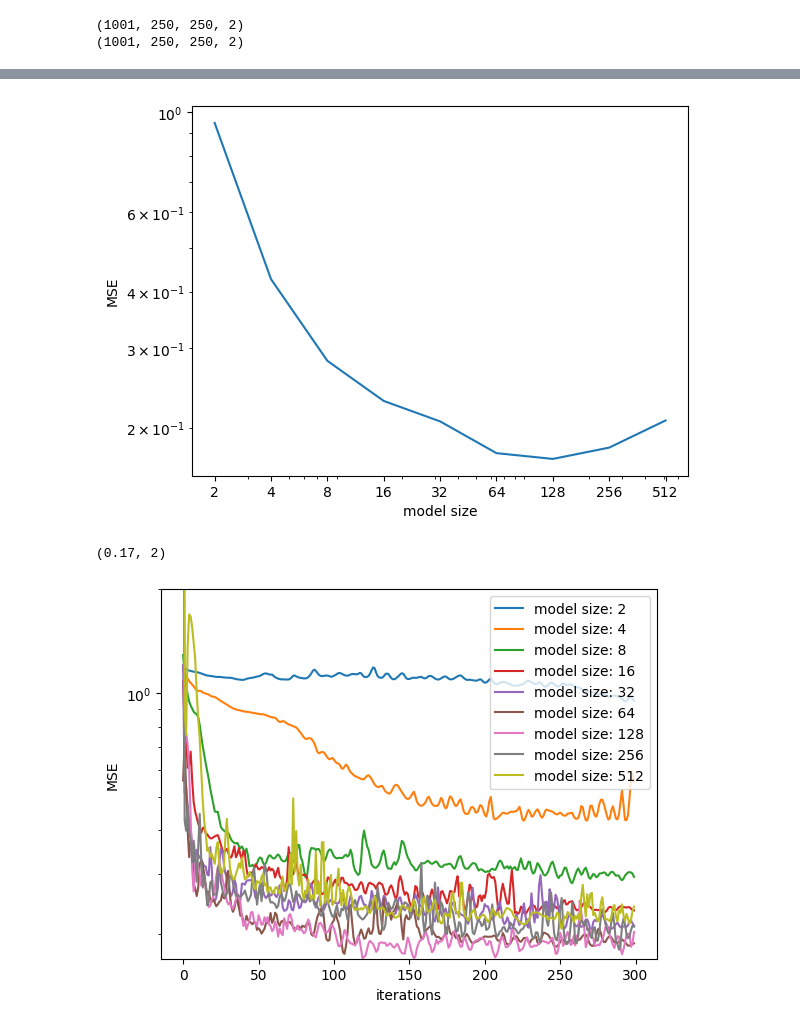
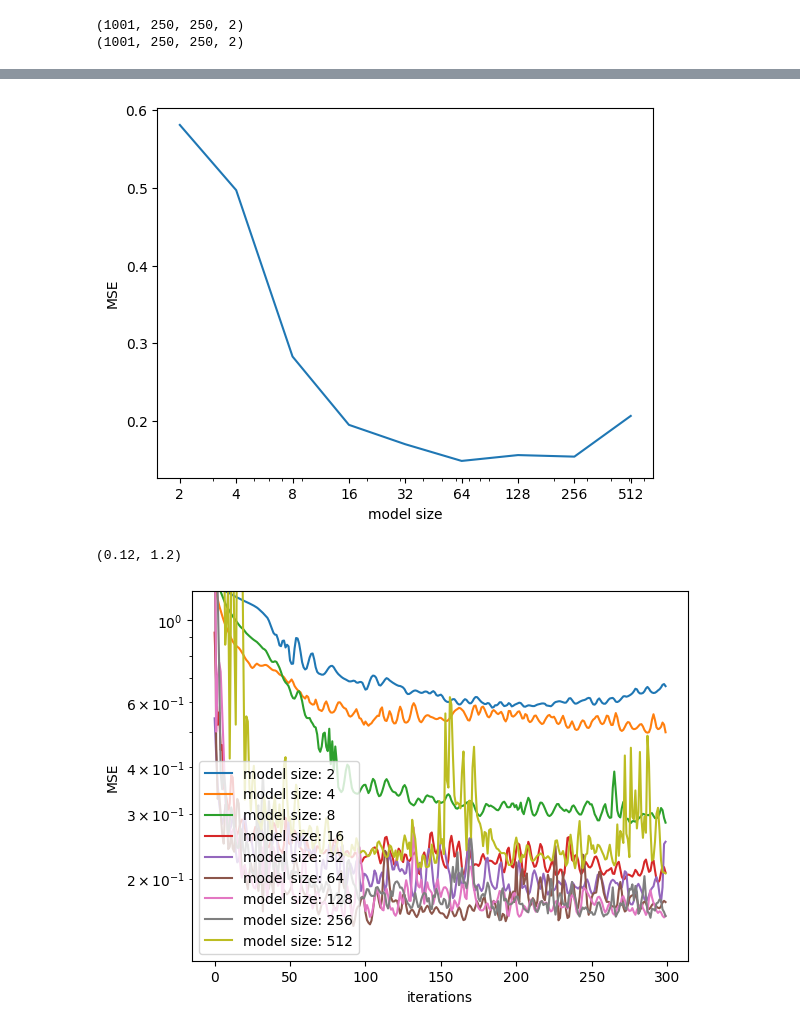
Before and after one commit to jh6220/SINNs-FEM, a Jupyter notebook: UNet_comaprison.ipynb, the cells around one changed output, grey strips where cells are left out. Cells and saved outputs as stored; diff of their text form; code cells hidden in the pictures.

```diff
--- a/UNet_comaprison.ipynb
+++ b/UNet_comaprison.ipynb
@@ -252,14 +306,16 @@ distance = alpha*4/2/np.pi
 
 n_skip = 30
 n_max = 0
-X_train = np.stack([data_train[i]['interpBS'][0](distance) for i in range(0,len(data)-n_max,n_skip)],axis=0)
+# X_train = np.stack([data_train[i]['interpBS'][0](distance) for i in range(0,len(data)-n_max,n_skip)],axis=0)
+X_train = np.stack([GetX(data_train[i]) for i in range(0,len(data)-n_max,n_skip)],axis=0)
 Y_train = np.stack([data_train[i]['interpSD'](nodes) for i in range(0,len(data)-n_max,n_skip)],axis=0)
 x_mean,x_std = X_train.mean((0,1,2),keepdims=True), X_train.std((0,1,2),keepdims=True)
 y_mean,y_std = Y_train.mean((0,1,2),keepdims=True), Y_train.std((0,1,2),keepdims=True)
 X_train = (X_train-x_mean)/x_std
 Y_train = (Y_train-y_mean)/y_std
 
-X_test = np.stack([data_test[i]['interpBS'][0](distance) for i in range(0,len(data),100)],axis=0)
+# X_test = np.stack([data_test[i]['interpBS'][0](distance) for i in range(0,len(data),100)],axis=0)
+X_test = np.stack([GetX(data_test[i]) for i in range(0,len(data),100)],axis=0)
 Y_test = np.stack([data_test[i]['interpSD'](nodes) for i in range(0,len(data),100)],axis=0)
 X_test = (X_test-x_mean)/x_std
 Y_test = (Y_test-y_mean)/y_std
@@ -278,7 +334,7 @@ model.compile(
 history = model.fit(
     X_train, Y_train,
     batch_size=32,          # Adjust batch size as needed
-    epochs=200,             # Adjust the number of epochs based on your needs
+    epochs=300,             # Adjust the number of epochs based on your needs
     validation_data=(X_test, Y_test),
     shuffle=True,
     verbose=1               # Set to 1 or 2 for more/less verbose output
@@ -304,6 +369,8 @@ Epoch 200/200
 # %%
-X_test = np.stack([data_test[i]['interpBS'][0](distance) for i in range(0,len(data_test),5)],axis=0)
-Y_test = np.stack([data_test[i]['interpSD'](nodes) for i in range(0,len(data_test),5)],axis=0)
+# X_test = np.stack([data_test[i]['interpBS'][0](distance) for i in range(0,len(data),5)],axis=0)
+X_test = np.stack([GetX(data_test[i]) for i in range(0,len(data),5)],axis=0)
+Y_test = np.stack([data_test[i]['interpSD'](nodes) for i in range(0,len(data),5)],axis=0)
+
 X_test = (X_test-x_mean)/x_std
 Y_test = (Y_test-y_mean)/y_std
-Y_test_pred = model(X_test).numpy()
+Y_test_pred = model(X_test)
@@ -401,10 +449,11 @@ array([256])
 # %%
 layer_size_base = np.array((1,2,4))
-scalar_arr = 2**np.arange(1,9)
+scalar_arr = 2**np.arange(1,10)
 
-# history_arr = []
+history_arr = []
 
-for scalar in scalar_arr[7:]:
+for i,scalar in enumerate(scalar_arr[:]):
+    print(f"scalar: {scalar} ({i+1}/{scalar_arr.shape[0]})")
     model = unet(input_shape=X_train.shape[1:], layer_sizes=layer_size_base*scalar)
     model.compile(
         optimizer=tf.keras.optimizers.legacy.Adam(learning_rate=1e-3),
@@ -415,10 +464,10 @@ for scalar in scalar_arr[7:]:
     history = model.fit(
         X_train, Y_train,
         batch_size=32,          # Adjust batch size as needed
-        epochs=20,             # Adjust the number of epochs based on your needs
+        epochs=300,             # Adjust the number of epochs based on your needs
         validation_data=(X_test, Y_test),
         shuffle=True,
-        verbose=1               # Set to 1 or 2 for more/less verbose output
+        verbose=0               # Set to 1 or 2 for more/less verbose output
     )
     history_arr.append(history)
 # %% [output]
@@ -448,19 +489,19 @@ plt.plot(scalar_arr,val_mse)
 plt.xlabel("model size")
 plt.ylabel("MSE")
 plt.gca().set_xscale('log')
-plt.gca().set_yscale('log')
 plt.xticks(scalar_arr, [str(scalar) for scalar in scalar_arr])
 plt.show()
 # %% [output]
-[figure, old version]
+[figure, new version]
 # %%
 for i,history in enumerate(history_arr):
     plt.plot(history.history['val_loss'],label=f"model size: {scalar_arr[i]}")
+# plt.plot([0,300],[0.027,0.027],'--',label='SINN result')
 plt.gca().set_yscale('log')
 plt.xlabel("iterations")
 plt.ylabel("MSE")
-plt.legend()
-plt.ylim(0.17,2)
+plt.legend(loc='lower left')
+plt.ylim([0.12,1.2])
 # %% [output]
-(0.17, 2)
+(0.12, 1.2)
-[figure, old version]
+[figure, new version]
```
Also changed, not shown: parts of 15 cells of this notebook, 8 other files.
